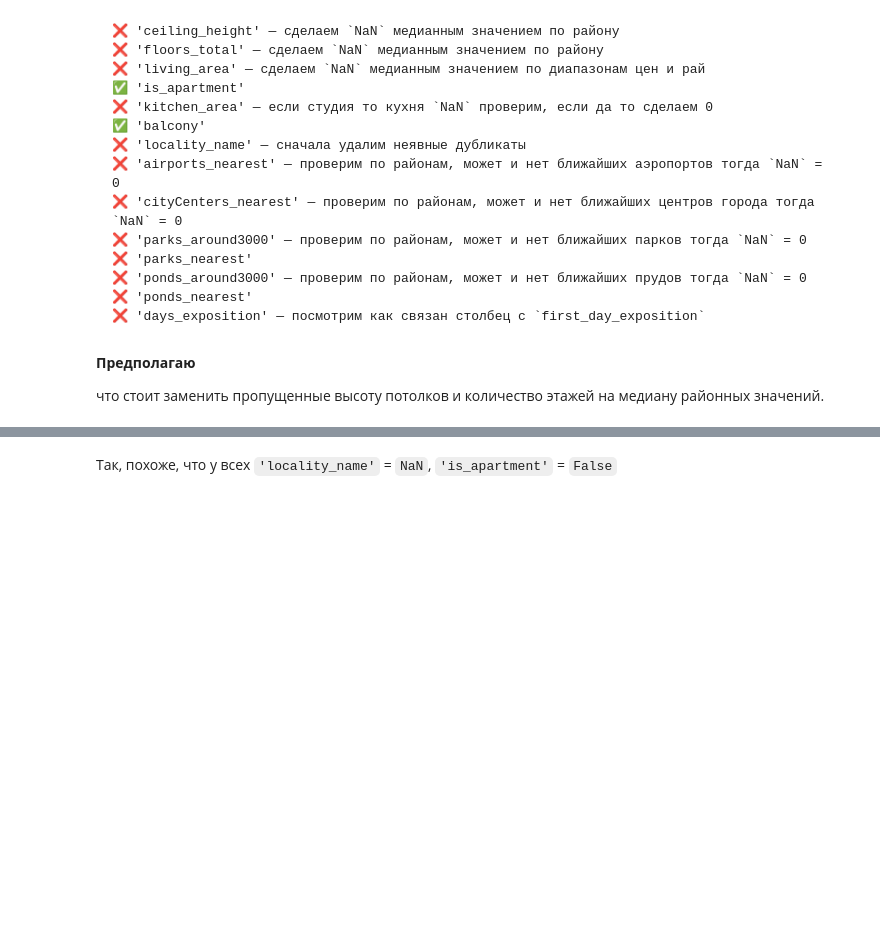
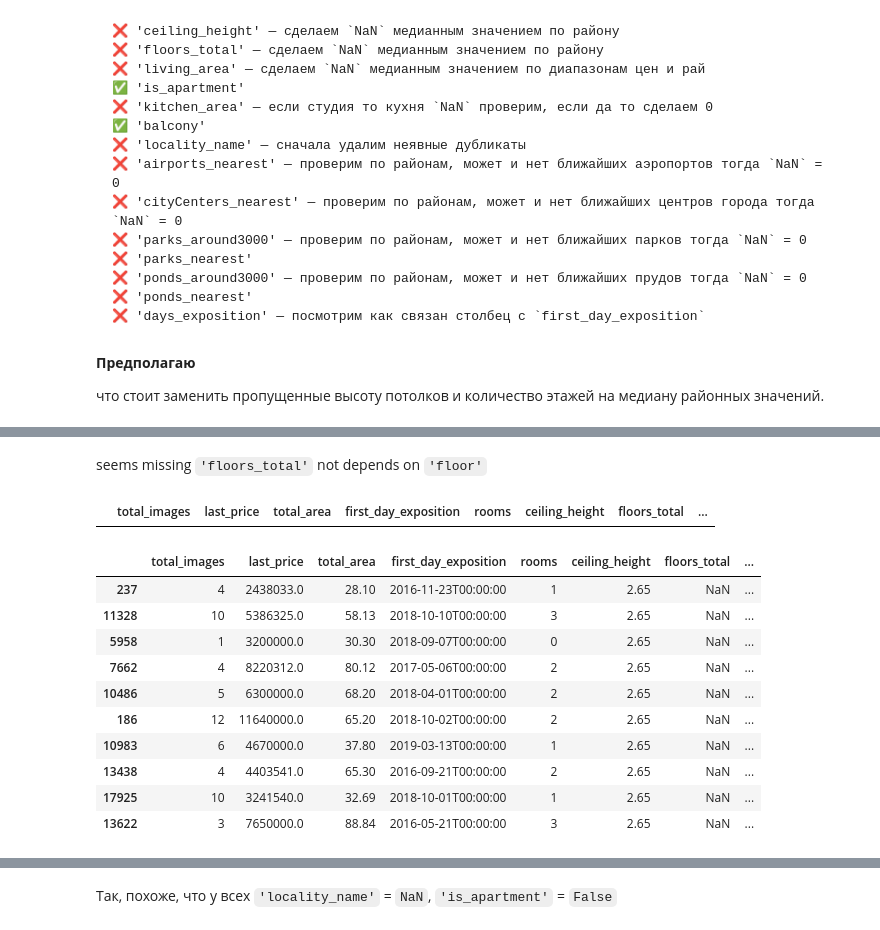
Before and after one commit to zabelin-ds/practicum, a Jupyter notebook: 03_project/real_estate_00.ipynb, the cells around one changed output, grey strips where cells are left out. Saved outputs shown, nothing was run; the diff lists cells and outputs as text; code cells hidden in the pictures; blank space fills up the shorter version.

```diff
--- a/03_project/real_estate_00.ipynb
+++ b/03_project/real_estate_00.ipynb
@@ -167,0 +384,5 @@ array(['Санкт-Петербург', 'посёлок Шушары', 'горо
+# %%
+locality_type_series = pd.Series(real_estate_data['locality_type'].unique())
+display(
+    locality_type_series
+)
@@ -167,0 +697,26 @@ array(['Санкт-Петербург', 'посёлок Шушары', 'горо
+# %% [markdown]
+seems missing `'floors_total'` not depends on `'floor'`
+# %%
+display(
+    real_estate_data.loc[real_estate_data['floor'] > real_estate_data['floors_total']]
+)
+# %% [output]
+|  | total_images | last_price | total_area | first_day_exposition | rooms | ceiling_height | floors_total | ... |
+# %%
+display(
+    real_estate_data.loc[
+        real_estate_data['floors_total'].isna()
+    ].sample(n=10)
+)
+# %% [output]
+|  | total_images | last_price | total_area | first_day_exposition | rooms | ceiling_height | floors_total | ... |
+| 237 | 4 | 2438033.0 | 28.10 | 2016-11-23T00:00:00 | 1 | 2.65 | NaN | ... |
+| 11328 | 10 | 5386325.0 | 58.13 | 2018-10-10T00:00:00 | 3 | 2.65 | NaN | ... |
+| 5958 | 1 | 3200000.0 | 30.30 | 2018-09-07T00:00:00 | 0 | 2.65 | NaN | ... |
+| 7662 | 4 | 8220312.0 | 80.12 | 2017-05-06T00:00:00 | 2 | 2.65 | NaN | ... |
+| 10486 | 5 | 6300000.0 | 68.20 | 2018-04-01T00:00:00 | 2 | 2.65 | NaN | ... |
+| 186 | 12 | 11640000.0 | 65.20 | 2018-10-02T00:00:00 | 2 | 2.65 | NaN | ... |
+| 10983 | 6 | 4670000.0 | 37.80 | 2019-03-13T00:00:00 | 1 | 2.65 | NaN | ... |
+| 13438 | 4 | 4403541.0 | 65.30 | 2016-09-21T00:00:00 | 2 | 2.65 | NaN | ... |
+| 17925 | 10 | 3241540.0 | 32.69 | 2018-10-01T00:00:00 | 1 | 2.65 | NaN | ... |
+| 13622 | 3 | 7650000.0 | 88.84 | 2016-05-21T00:00:00 | 3 | 2.65 | NaN | ... |
```
Also changed, not shown: parts of 98 cells of this notebook, 1 other file.
